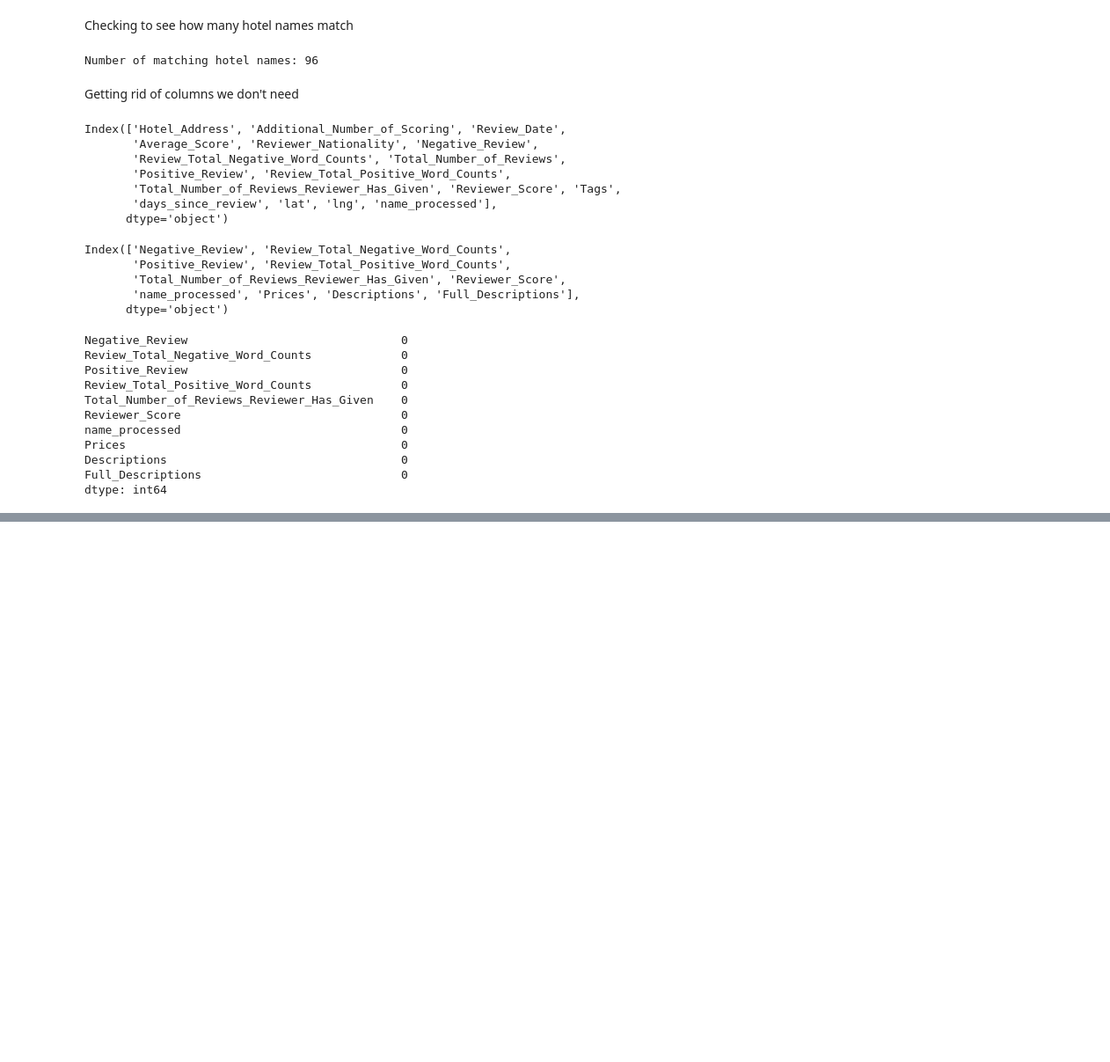
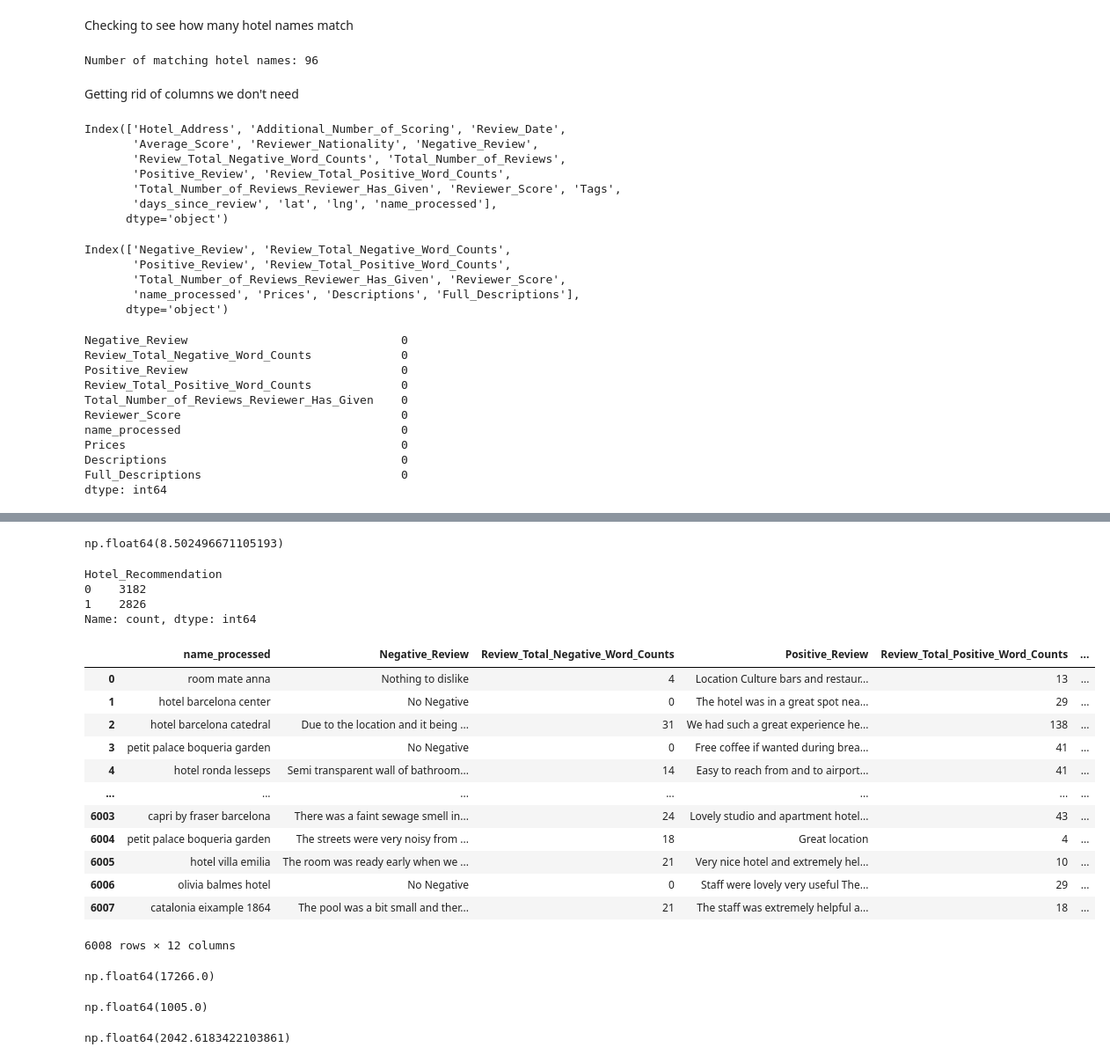
Before and after one commit to ryanjwong/hotel-recommendation, a Jupyter notebook: yuh.ipynb, the cells around one changed output, grey strips where cells are left out. Shown: that part at 88% size. Drawn from its saved outputs; the diff is of its cells as text; code cells hidden in the pictures; blank space fills up the shorter version.

```diff
--- a/yuh.ipynb
+++ b/yuh.ipynb
@@ -127,0 +144,16 @@ merged_df
+# %%
+# Labeling sentiment based on positive/negative word count
+def classify_sentiment(row):
+    if row['Review_Total_Positive_Word_Counts'] > row['Review_Total_Negative_Word_Counts']:
+        return 'Positive'
+    elif row['Review_Total_Positive_Word_Counts'] < row['Review_Total_Negative_Word_Counts']:
+        return 'Negative'
+    else:
+        return 'Neutral'
+
+# Apply function to create sentiment column
+merged_df['Sentiment'] = merged_df.apply(classify_sentiment, axis=1)
+# %%
+np.mean(merged_df['Reviewer_Score'])
+# %% [output]
+np.float64(8.502496671105193)
@@ -127,0 +170,35 @@ merged_df
+# %%
+merged_df['Hotel_Recommendation'].value_counts()
+# %% [output]
+Hotel_Recommendation
+0    3182
+1    2826
+Name: count, dtype: int64
+# %%
+merged_df
+# %% [output]
+|  | name_processed | Negative_Review | Review_Total_Negative_Word_Counts | Positive_Review | Review_Total_Positive_Word_Counts | ... |
+| 0 | room mate anna | Nothing to dislike | 4 | Location Culture bars and restaur... | 13 | ... |
+| 1 | hotel barcelona center | No Negative | 0 | The hotel was in a great spot nea... | 29 | ... |
+| 2 | hotel barcelona catedral | Due to the location and it being ... | 31 | We had such a great experience he... | 138 | ... |
+| 3 | petit palace boqueria garden | No Negative | 0 | Free coffee if wanted during brea... | 41 | ... |
+| 4 | hotel ronda lesseps | Semi transparent wall of bathroom... | 14 | Easy to reach from and to airport... | 41 | ... |
+| ... | ... | ... | ... | ... | ... | ... |
+| 6003 | capri by fraser barcelona | There was a faint sewage smell in... | 24 | Lovely studio and apartment hotel... | 43 | ... |
+| 6004 | petit palace boqueria garden | The streets were very noisy from ... | 18 | Great location | 4 | ... |
+| 6005 | hotel villa emilia | The room was ready early when we ... | 21 | Very nice hotel and extremely hel... | 10 | ... |
+| 6006 | olivia balmes hotel | No Negative | 0 | Staff were lovely very useful The... | 29 | ... |
+| 6007 | catalonia eixample 1864 | The pool was a bit small and ther... | 21 | The staff was extremely helpful a... | 18 | ... |
+6008 rows × 12 columns
+# %%
+merged_df['Prices'].max()
+# %% [output]
+np.float64(17266.0)
+# %%
+merged_df['Prices'].min()
+# %% [output]
+np.float64(1005.0)
+# %%
+merged_df['Prices'].mean()
+# %% [output]
+np.float64(2042.6183422103861)
```
Also changed, not shown: parts of 11 cells of this notebook.
